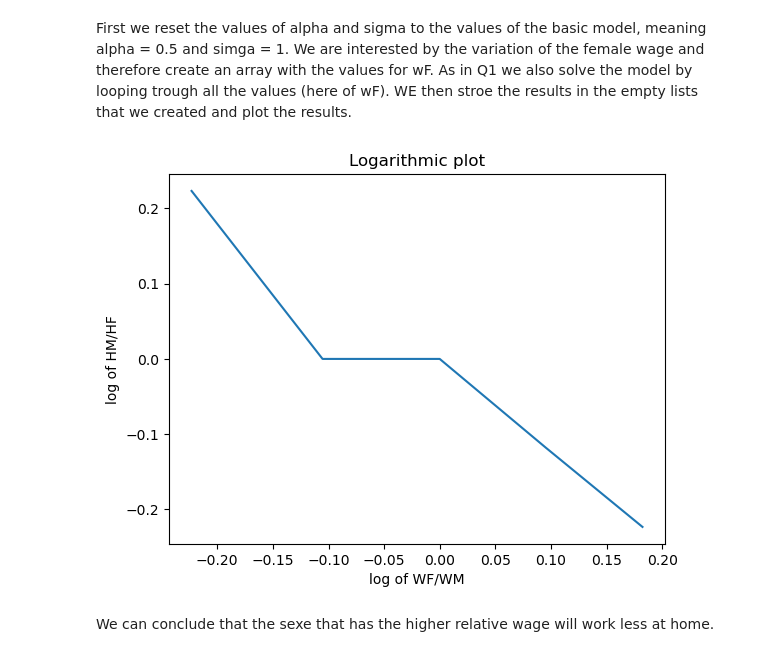
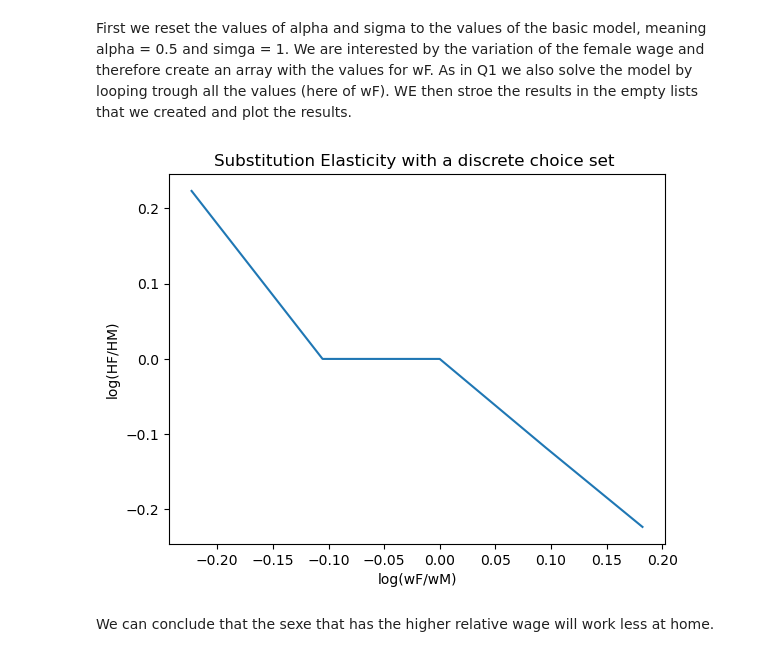
Before and after one commit to NumEconCopenhagen/projects-2023-newteam, a Jupyter notebook: inauguralproject/inauguralproject.ipynb, the cells around one changed output. Drawn from its saved outputs; the diff is of its cells as text; code cells hidden in the pictures.

```diff
--- a/inauguralproject/inauguralproject.ipynb
+++ b/inauguralproject/inauguralproject.ipynb
@@ -96,41 +96,35 @@ Explain your code and procedure
 # %% [markdown]
 First we reset the values of alpha and sigma to the values of the basic model, meaning alpha = 0.5 and simga = 1. We are interested by the variation of the female wage and therefore create an array with the values for wF. As in Q1 we also solve the model by looping trough all the values (here of wF). WE then stroe the results in the empty lists that we created and plot the results.
 # %%
-
 #reset alpha and sigma to default value
 
 model.par.alpha = 0.5
 model.par.sigma = 1
 
 #create list with new values of WF
 wF_values = np.array([0.8, 0.9, 1.0, 1.1, 1.2])
 
 #create empty lists for storing results
 log_HF_HM = np.zeros(5)
 log_WF_WM = np.zeros(5)
 
 #loop trough all the values of wF
 
 for i, wFl in enumerate(wF_values):
     model.par.wF = wFl
     opt = model.solve_discrete()
 
     #and store the results
     log_HF_HM[i] = np.log(opt.HF/opt.HM)
     log_WF_WM[i] = np.log(model.par.wF/model.par.wM)
 
+#set title
+title = 'Substitution Elasticity with a discrete choice set '
 
-# plot the results
-plt.plot(log_WF_WM, log_HF_HM)
-
-# Set plot labels and title
-plt.xlabel('log of WF/WM')
-plt.ylabel('log of HM/HF')
-plt.title('Logarithmic plot')
-
-plt.show()
+#call function plot figure
+model.plot_results(log_WF_WM, log_HF_HM, title)
 # %% [output]
-[figure, old version]
+[figure, new version]
 # %% [markdown]
 We can conclude that the sexe that has the higher relative wage will work less at home.
 # %% [markdown]
```
Also changed, not shown: parts of 1 cell of this notebook, 1 other file.
